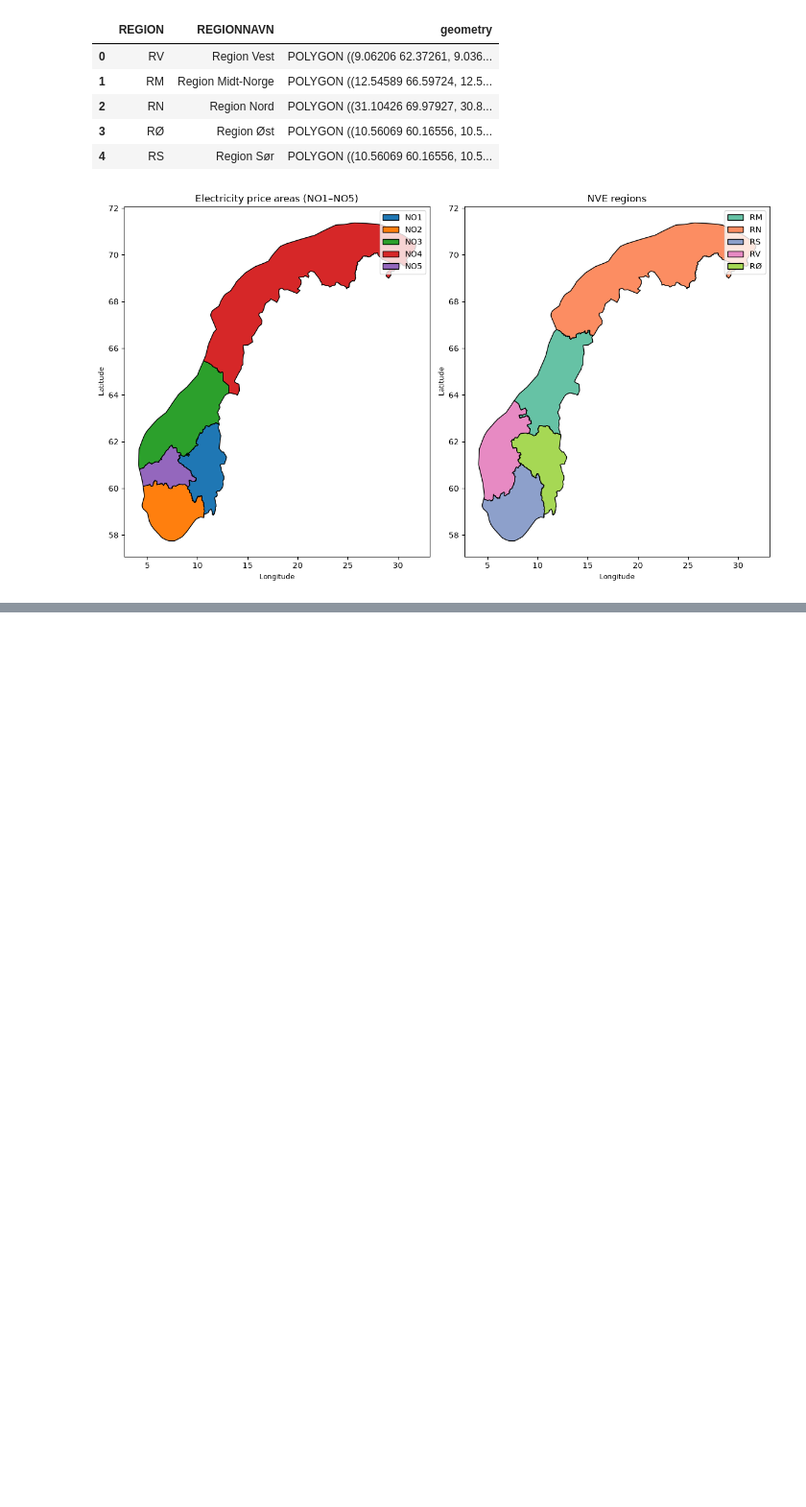
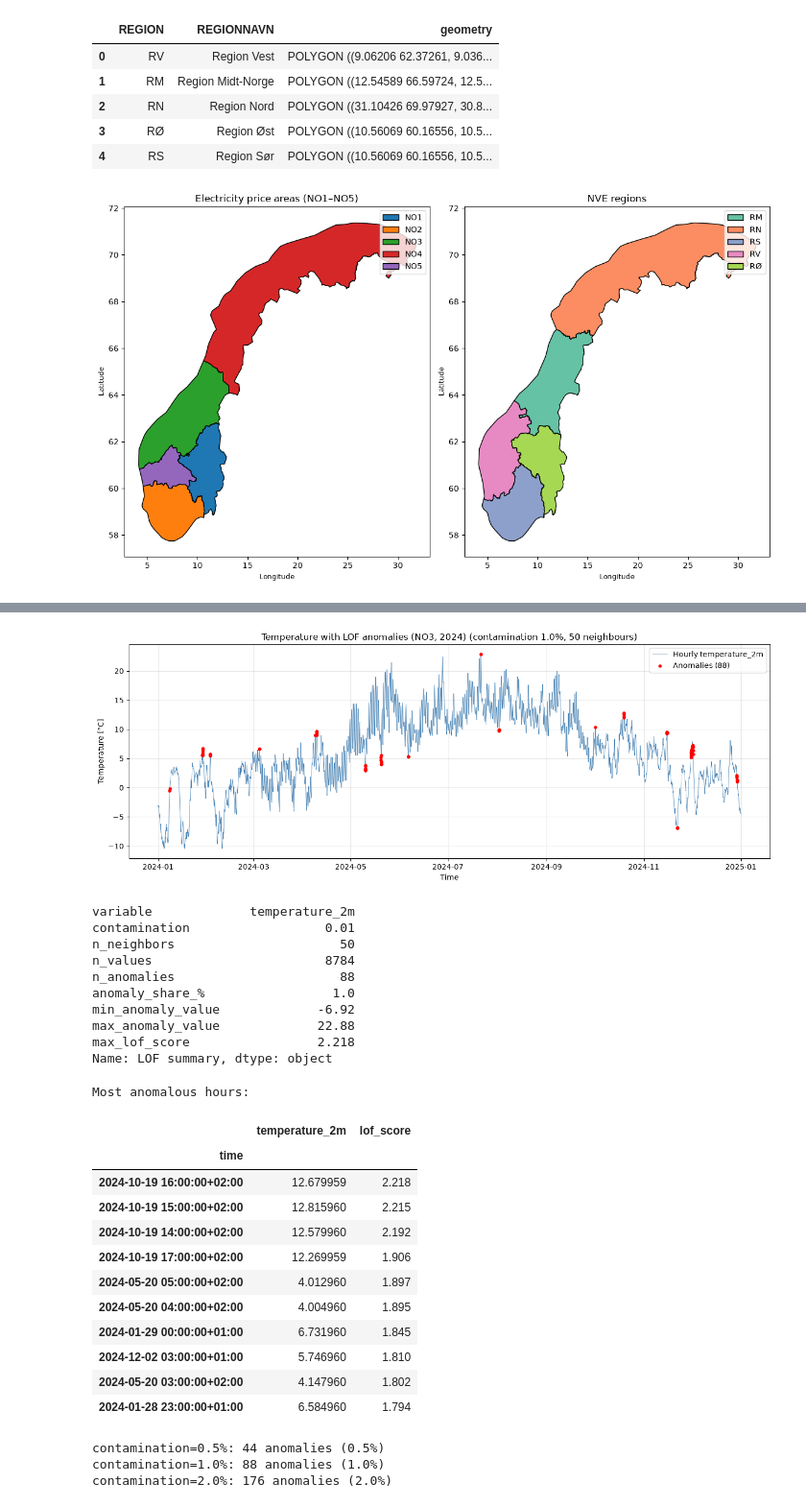
Before and after one commit to GiorgioCrupi/giorgiocrupi-ind320-project1, a Jupyter notebook: notebooks/project_3.ipynb, the cells around one changed output, grey strips where cells are left out. Shown at 96% size. Cells and saved outputs as stored; diff of their text form; code cells hidden in the pictures; blank space fills up the shorter version.

```diff
--- a/notebooks/project_3.ipynb
+++ b/notebooks/project_3.ipynb
@@ -63,0 +555,40 @@ plt.show()
+# %%
+# Test 1: default parameters (1% anomalies) on NO3, 2024
+fig, summary, anomalies = lof_anomalies(weather_no3, region_label="(NO3, 2024)")
+display(fig)
+display(pd.Series(summary, name="LOF summary"))
+print("Most anomalous hours:")
+display(anomalies.sort_values("lof_score", ascending=False).head(10))
+
+# Test 2: the share of anomalies follows the contamination parameter
+for share in [0.005, 0.01, 0.02]:
+    _, s, _ = lof_anomalies(weather_no3, contamination=share)
+    print(f"contamination={share:.1%}: {s['n_anomalies']} anomalies ({s['anomaly_share_%']}%)")
+# %% [output]
+[figure, added]
+variable             temperature_2m
+contamination                  0.01
+n_neighbors                      50
+n_values                       8784
+n_anomalies                      88
+anomaly_share_%                 1.0
+min_anomaly_value             -6.92
+max_anomaly_value             22.88
+max_lof_score                 2.218
+Name: LOF summary, dtype: object
+Most anomalous hours:
+|  | temperature_2m | lof_score |
+| time |  |  |
+| 2024-10-19 16:00:00+02:00 | 12.679959 | 2.218 |
+| 2024-10-19 15:00:00+02:00 | 12.815960 | 2.215 |
+| 2024-10-19 14:00:00+02:00 | 12.579960 | 2.192 |
+| 2024-10-19 17:00:00+02:00 | 12.269959 | 1.906 |
+| 2024-05-20 05:00:00+02:00 | 4.012960 | 1.897 |
+| 2024-05-20 04:00:00+02:00 | 4.004960 | 1.895 |
+| 2024-01-29 00:00:00+01:00 | 6.731960 | 1.845 |
+| 2024-12-02 03:00:00+01:00 | 5.746960 | 1.810 |
+| 2024-05-20 03:00:00+02:00 | 4.147960 | 1.802 |
+| 2024-01-28 23:00:00+01:00 | 6.584960 | 1.794 |
+contamination=0.5%: 44 anomalies (0.5%)
+contamination=1.0%: 88 anomalies (1.0%)
+contamination=2.0%: 176 anomalies (2.0%)
```
Also changed, not shown: parts of 19 cells of this notebook, 5 other files.
